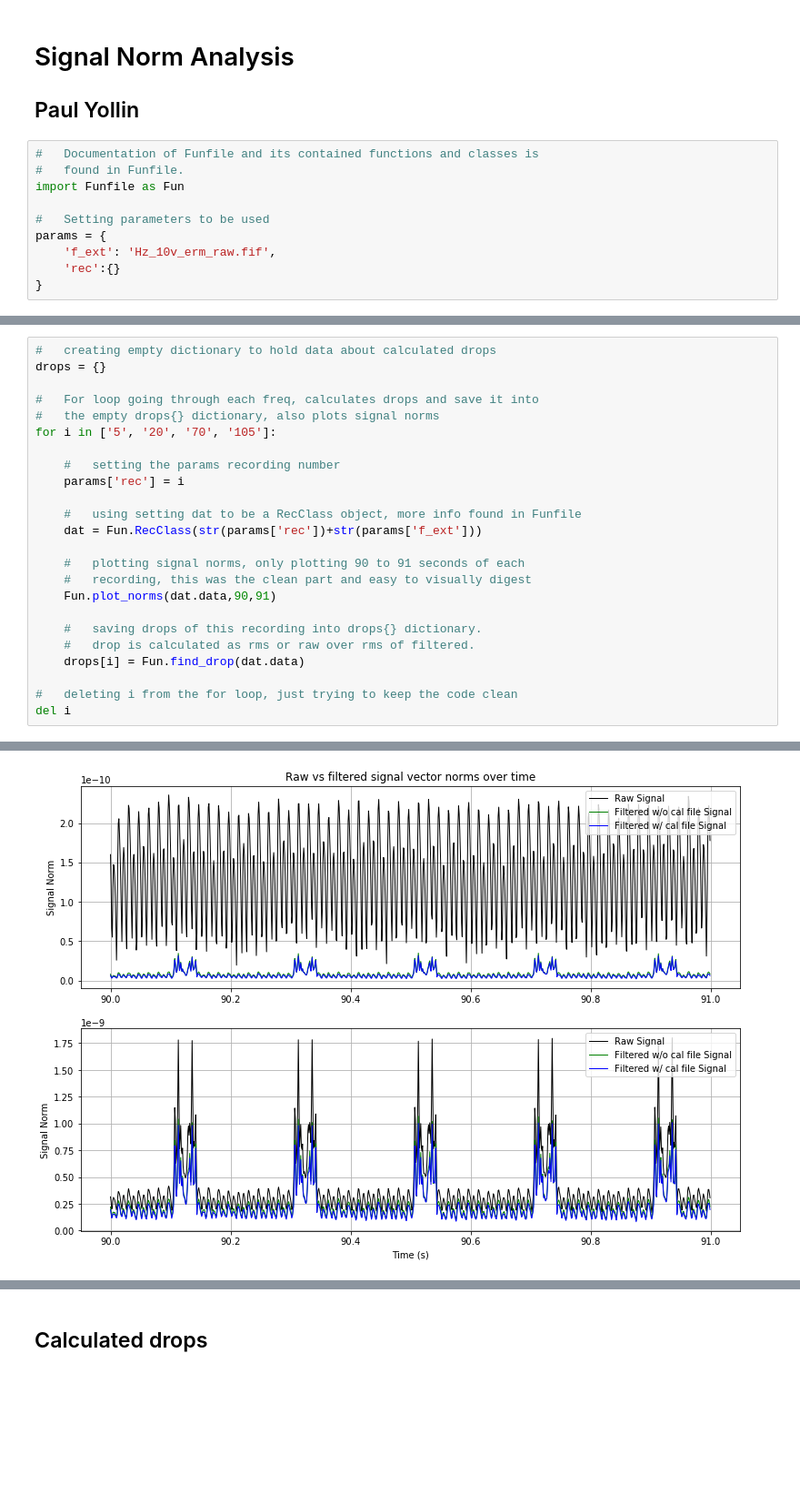
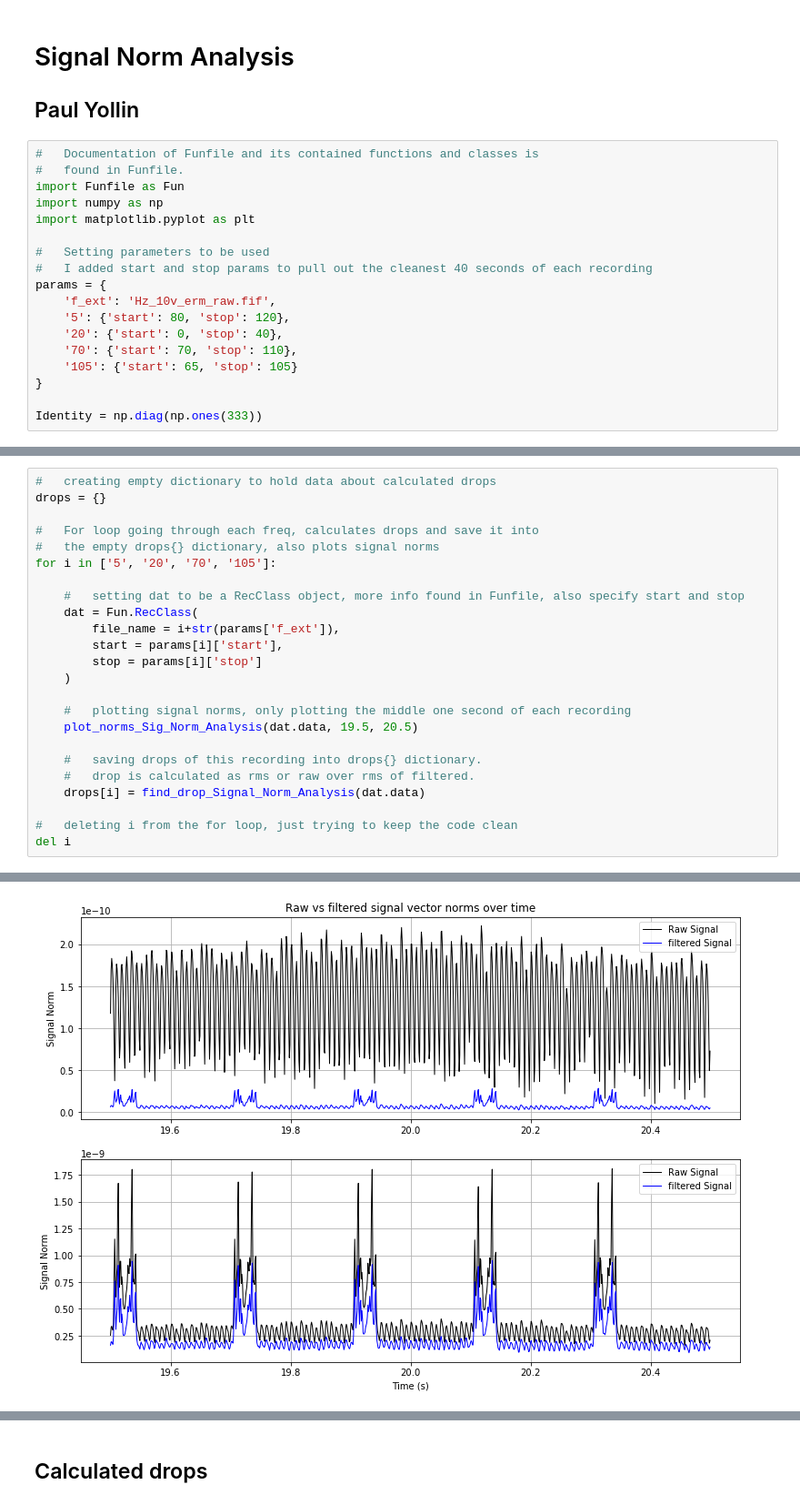
Before and after one commit to pyollin/I-Labs-Research, a Jupyter notebook: Signal Norm Analysis.ipynb, the cells around one changed output, grey strips where cells are left out. Shown at 91% size. Drawn from its saved outputs; the diff is of its cells as text; blank space fills up the shorter version.

```diff
--- a/Signal Norm Analysis.ipynb
+++ b/Signal Norm Analysis.ipynb
@@ -5,9 +5,17 @@
 #   Documentation of Funfile and its contained functions and classes is
 #   found in Funfile.
 import Funfile as Fun
+import numpy as np
+import matplotlib.pyplot as plt
 
 #   Setting parameters to be used
+#   I added start and stop params to pull out the cleanest 40 seconds of each recording
 params = {
     'f_ext': 'Hz_10v_erm_raw.fif',
-    'rec':{}
+    '5': {'start': 80, 'stop': 120},
+    '20': {'start': 0, 'stop': 40},
+    '70': {'start': 70, 'stop': 110},
+    '105': {'start': 65, 'stop': 105}
 }
+
+Identity = np.diag(np.ones(333))
@@ -19,19 +105,19 @@ drops = {}
 #   the empty drops{} dictionary, also plots signal norms
 for i in ['5', '20', '70', '105']:
 
-    #   setting the params recording number
-    params['rec'] = i
+    #   setting dat to be a RecClass object, more info found in Funfile, also specify start and stop
+    dat = Fun.RecClass(
+        file_name = i+str(params['f_ext']),
+        start = params[i]['start'],
+        stop = params[i]['stop']
+    )
 
-    #   using setting dat to be a RecClass object, more info found in Funfile
-    dat = Fun.RecClass(str(params['rec'])+str(params['f_ext']))
-
-    #   plotting signal norms, only plotting 90 to 91 seconds of each
-    #   recording, this was the clean part and easy to visually digest
-    Fun.plot_norms(dat.data,90,91)
+    #   plotting signal norms, only plotting the middle one second of each recording
+    plot_norms_Sig_Norm_Analysis(dat.data, 19.5, 20.5)
 
     #   saving drops of this recording into drops{} dictionary.
     #   drop is calculated as rms or raw over rms of filtered.
-    drops[i] = Fun.find_drop(dat.data)
+    drops[i] = find_drop_Signal_Norm_Analysis(dat.data)
 
 #   deleting i from the for loop, just trying to keep the code clean
 del i
@@ -43 +125 @@ del i
-[figure, old version]
+[figure, new version]
```
Also changed, not shown: parts of 7 cells of this notebook, 1 other file.
